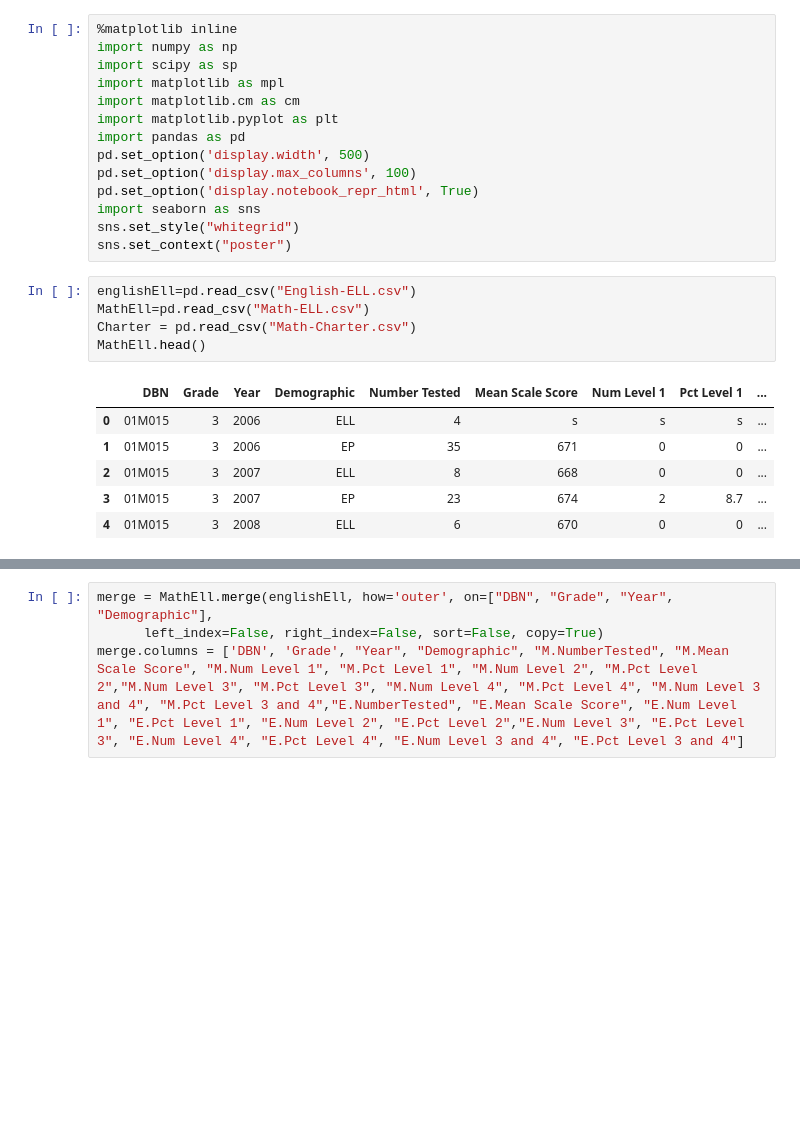
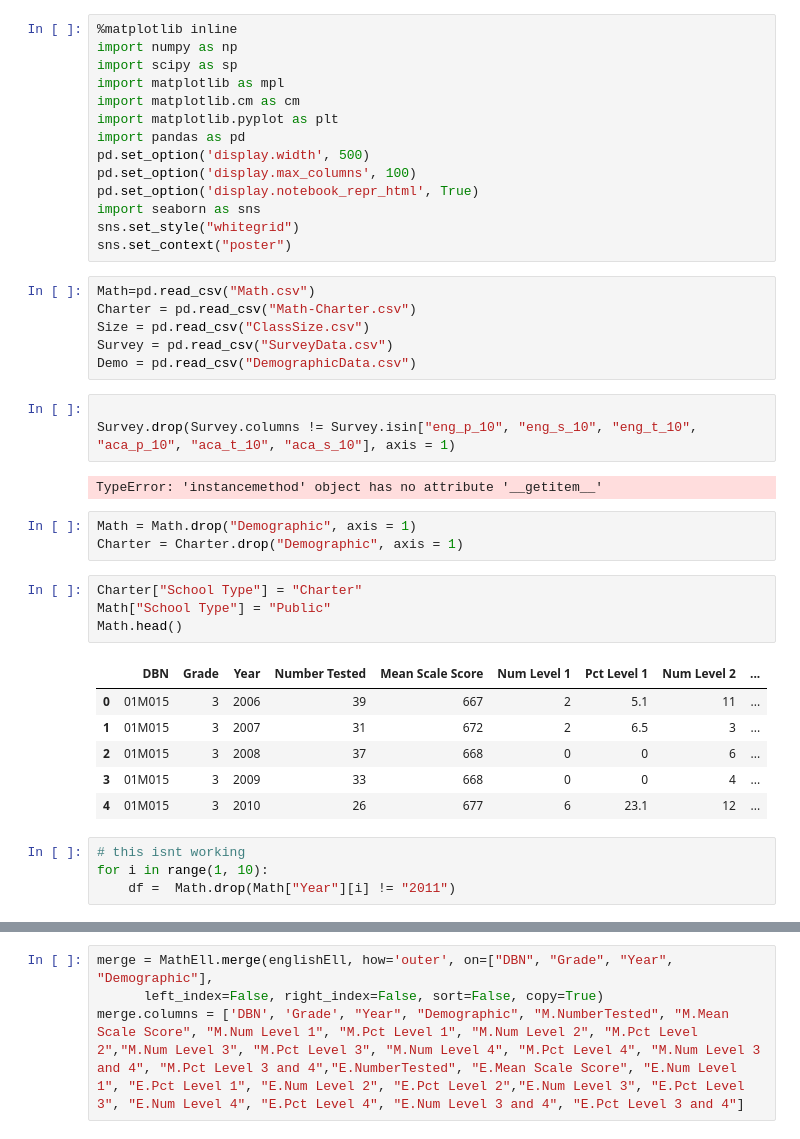
Before and after one commit to MYSProject/Education, a Jupyter notebook: MergeFiles.ipynb, the cells around one changed output, grey strips where cells are left out. Drawn from its saved outputs; the diff is of its cells as text; blank space fills up the shorter version.

```diff
--- a/MergeFiles.ipynb
+++ b/MergeFiles.ipynb
@@ -12,15 +12,32 @@ pd.set_option('display.notebook_repr_html', True)
 import seaborn as sns
 sns.set_style("whitegrid")
 sns.set_context("poster")
-# %%
-englishEll=pd.read_csv("English-ELL.csv")
-MathEll=pd.read_csv("Math-ELL.csv")
-Charter = pd.read_csv("Math-Charter.csv")
-MathEll.head()
-# %% [output]
-|  | DBN | Grade | Year | Demographic | Number Tested | Mean Scale Score | Num Level 1 | Pct Level 1 | ... |
-| 0 | 01M015 | 3 | 2006 | ELL | 4 | s | s | s | ... |
-| 1 | 01M015 | 3 | 2006 | EP | 35 | 671 | 0 | 0 | ... |
-| 2 | 01M015 | 3 | 2007 | ELL | 8 | 668 | 0 | 0 | ... |
-| 3 | 01M015 | 3 | 2007 | EP | 23 | 674 | 2 | 8.7 | ... |
-| 4 | 01M015 | 3 | 2008 | ELL | 6 | 670 | 0 | 0 | ... |
+# %%
+Math=pd.read_csv("Math.csv")
+Charter = pd.read_csv("Math-Charter.csv")
+Size = pd.read_csv("ClassSize.csv")
+Survey = pd.read_csv("SurveyData.csv")
+Demo = pd.read_csv("DemographicData.csv")
+# %%
+
+Survey.drop(Survey.columns != Survey.isin["eng_p_10", "eng_s_10", "eng_t_10", "aca_p_10", "aca_t_10", "aca_s_10"], axis = 1)
+# %% [output]
+TypeError: 'instancemethod' object has no attribute '__getitem__'
+# %%
+Math = Math.drop("Demographic", axis = 1)
+Charter = Charter.drop("Demographic", axis = 1)
+# %%
+Charter["School Type"] = "Charter"
+Math["School Type"] = "Public"
+Math.head()
+# %% [output]
+|  | DBN | Grade | Year | Number Tested | Mean Scale Score | Num Level 1 | Pct Level 1 | Num Level 2 | ... |
+| 0 | 01M015 | 3 | 2006 | 39 | 667 | 2 | 5.1 | 11 | ... |
+| 1 | 01M015 | 3 | 2007 | 31 | 672 | 2 | 6.5 | 3 | ... |
+| 2 | 01M015 | 3 | 2008 | 37 | 668 | 0 | 0 | 6 | ... |
+| 3 | 01M015 | 3 | 2009 | 33 | 668 | 0 | 0 | 4 | ... |
+| 4 | 01M015 | 3 | 2010 | 26 | 677 | 6 | 23.1 | 12 | ... |
+# %%
+# this isnt working
+for i in range(1, 10):
+    df =  Math.drop(Math["Year"][i] != "2011")
```
Also changed, not shown: parts of 15 cells of this notebook, 6 other files.
